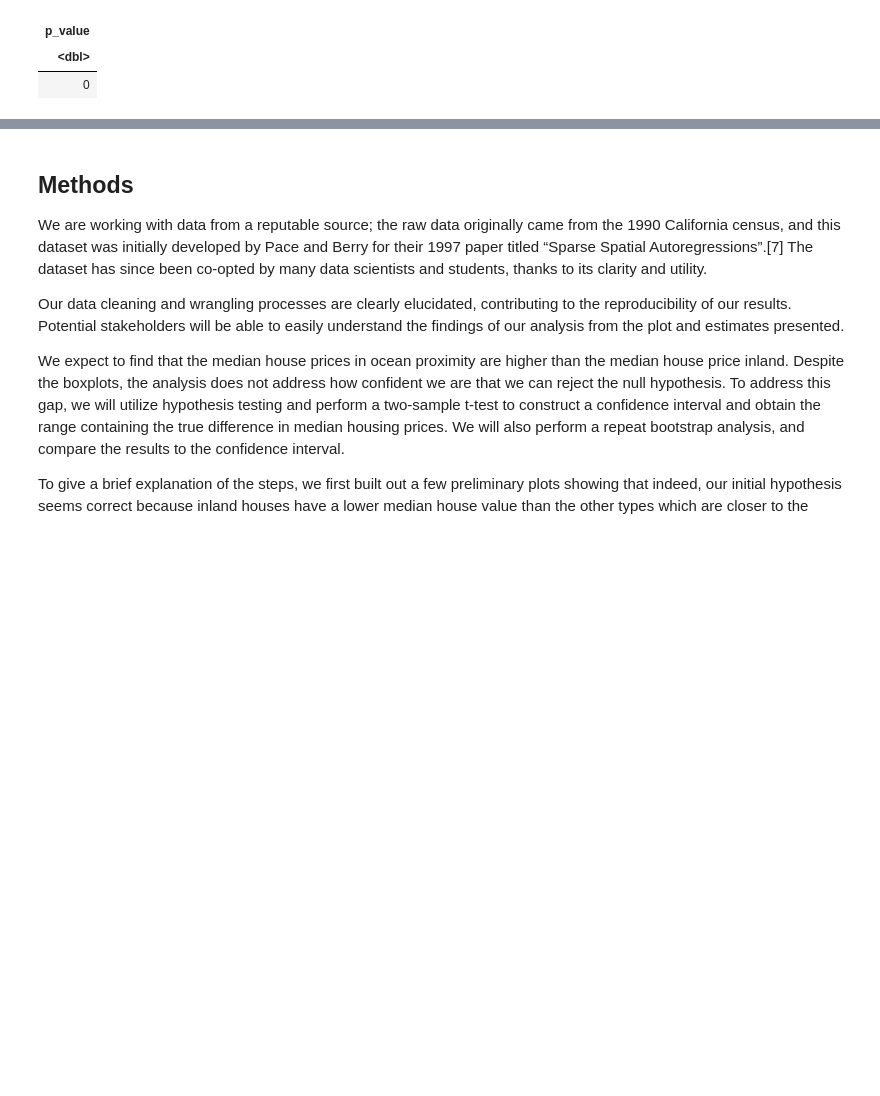
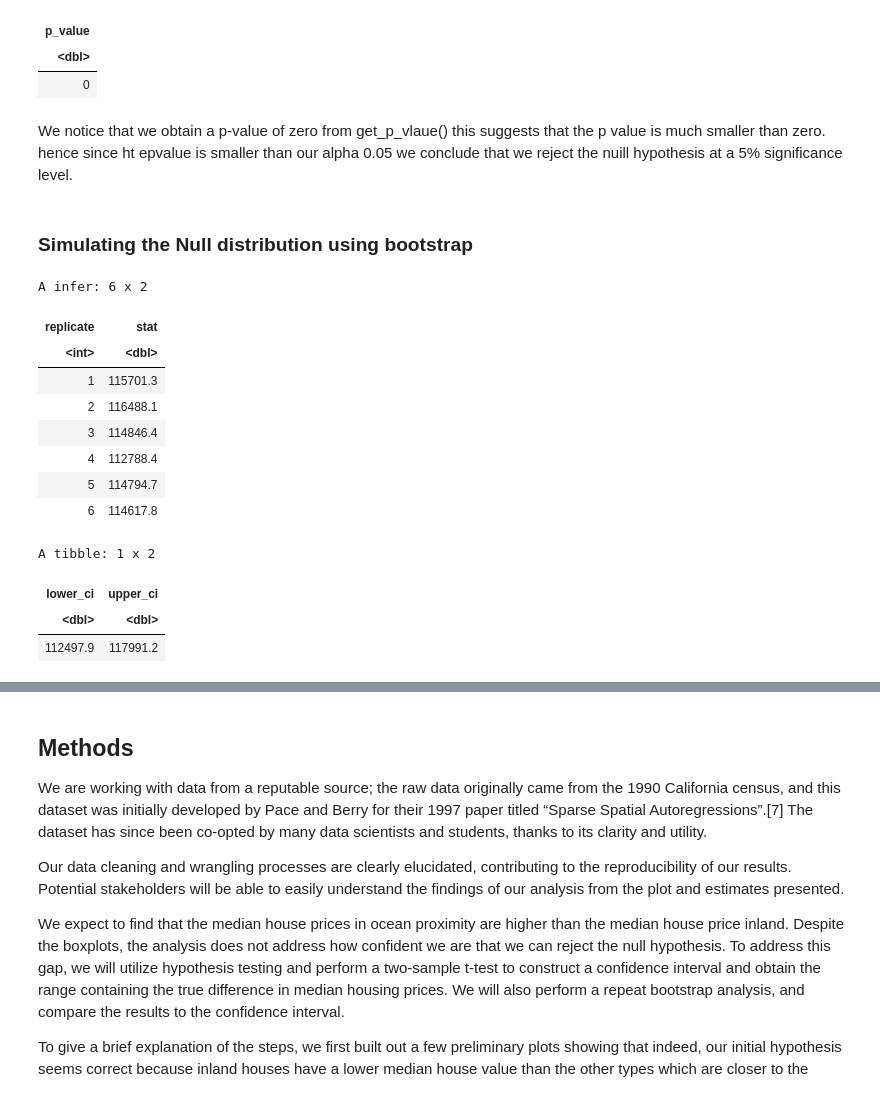
Before and after one commit to lavanyakandhari/stat-201-project-G41, a Jupyter notebook: project-final.ipynb, the cells around one changed output, grey strips where cells are left out. Saved outputs shown, nothing was run; the diff lists cells and outputs as text; code cells hidden in the pictures; blank space fills up the shorter version.

```diff
--- a/project-final.ipynb
+++ b/project-final.ipynb
@@ -465,0 +446,27 @@ head(housing_multiple_samples)
+# %% [markdown]
+We notice that we obtain a p-value of zero from get_p_vlaue() this suggests that the p value is much smaller than zero. hence since ht epvalue is smaller than our alpha 0.05 we conclude that we reject the nuill hypothesis at a 5% significance level.
+# %% [markdown]
+### Simulating the Null distribution using bootstrap
+# %%
+null_model_houses_bootstrap <-
+    housing_filtered %>%
+    specify(formula = median_house_value ~ ocean_proximity) %>%
+    hypothesise(null = "independence") %>%
+    generate(reps = 5000, type = "bootstrap") %>%
+    calculate(stat="diff in means", order = c("<1H OCEAN", "INLAND"))
+head(null_model_houses_bootstrap)
+null_model_houses_bootstrap%>% get_ci()
+# %% [output]
+A infer: 6 x 2
+| replicate | stat |
+| <int> | <dbl> |
+| 1 | 115701.3 |
+| 2 | 116488.1 |
+| 3 | 114846.4 |
+| 4 | 112788.4 |
+| 5 | 114794.7 |
+| 6 | 114617.8 |
+A tibble: 1 x 2
+| lower_ci | upper_ci |
+| <dbl> | <dbl> |
+| 112497.9 | 117991.2 |
```
Also changed, not shown: parts of 16 cells of this notebook.
